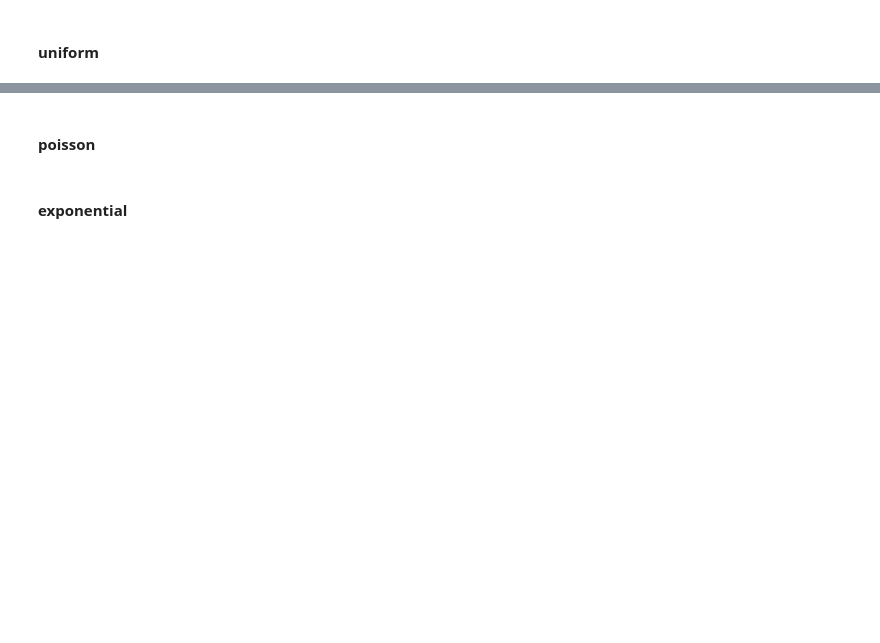
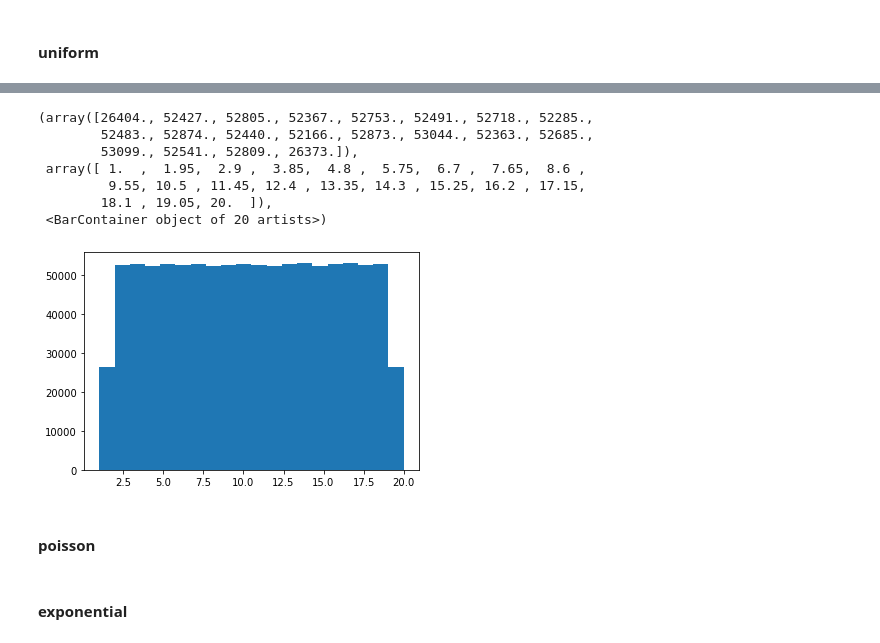
Before and after one commit to andrewjscott/Programming-for-Data-Analysis-Assignment, a Jupyter notebook: Numpy-random.ipynb, the cells around one changed output, grey strips where cells are left out. Saved outputs shown, nothing was run; the diff lists cells and outputs as text; code cells hidden in the pictures; blank space fills up the shorter version.

```diff
--- a/Numpy-random.ipynb
+++ b/Numpy-random.ipynb
@@ -167,2 +219,4 @@ plt.hist(coin_flip)
 # %% [markdown]
 #### uniform
+# %%
+dice = np.random.default_rng().uniform(1,20,1000000)
@@ -168,0 +228,2 @@ plt.hist(coin_flip)
+# %%
+rounded_dice = np.round(dice, decimals=0)
@@ -169,3 +234,14 @@ plt.hist(coin_flip)
+# %%
+plt.hist(rounded_dice, bins = 20)
+# %% [output]
+(array([26404., 52427., 52805., 52367., 52753., 52491., 52718., 52285.,
+        52483., 52874., 52440., 52166., 52873., 53044., 52363., 52685.,
+        53099., 52541., 52809., 26373.]),
+ array([ 1.  ,  1.95,  2.9 ,  3.85,  4.8 ,  5.75,  6.7 ,  7.65,  8.6 ,
+         9.55, 10.5 , 11.45, 12.4 , 13.35, 14.3 , 15.25, 16.2 , 17.15,
+        18.1 , 19.05, 20.  ]),
+ <BarContainer object of 20 artists>)
+[figure, added]
 # %% [markdown]
 #### poisson
 # %% [markdown]
```
Also changed, not shown: parts of 23 cells of this notebook.
